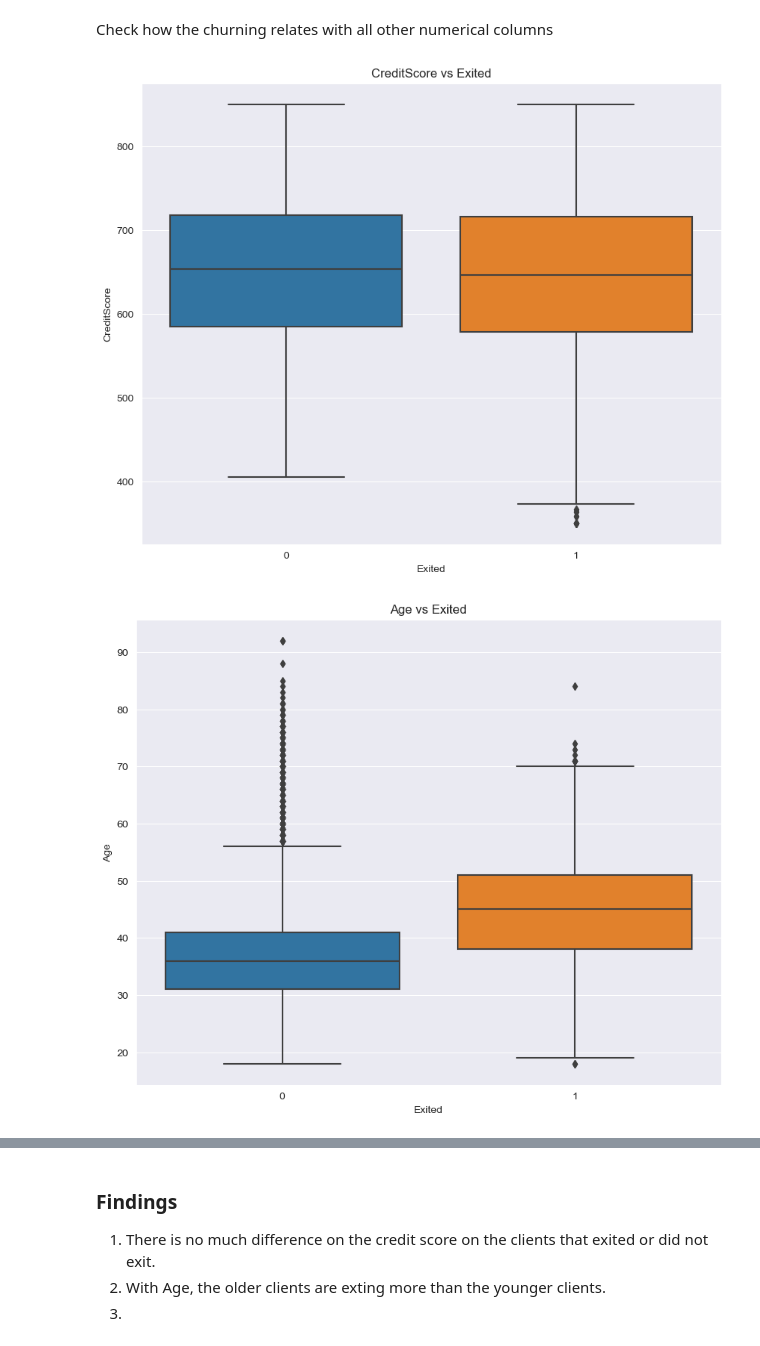
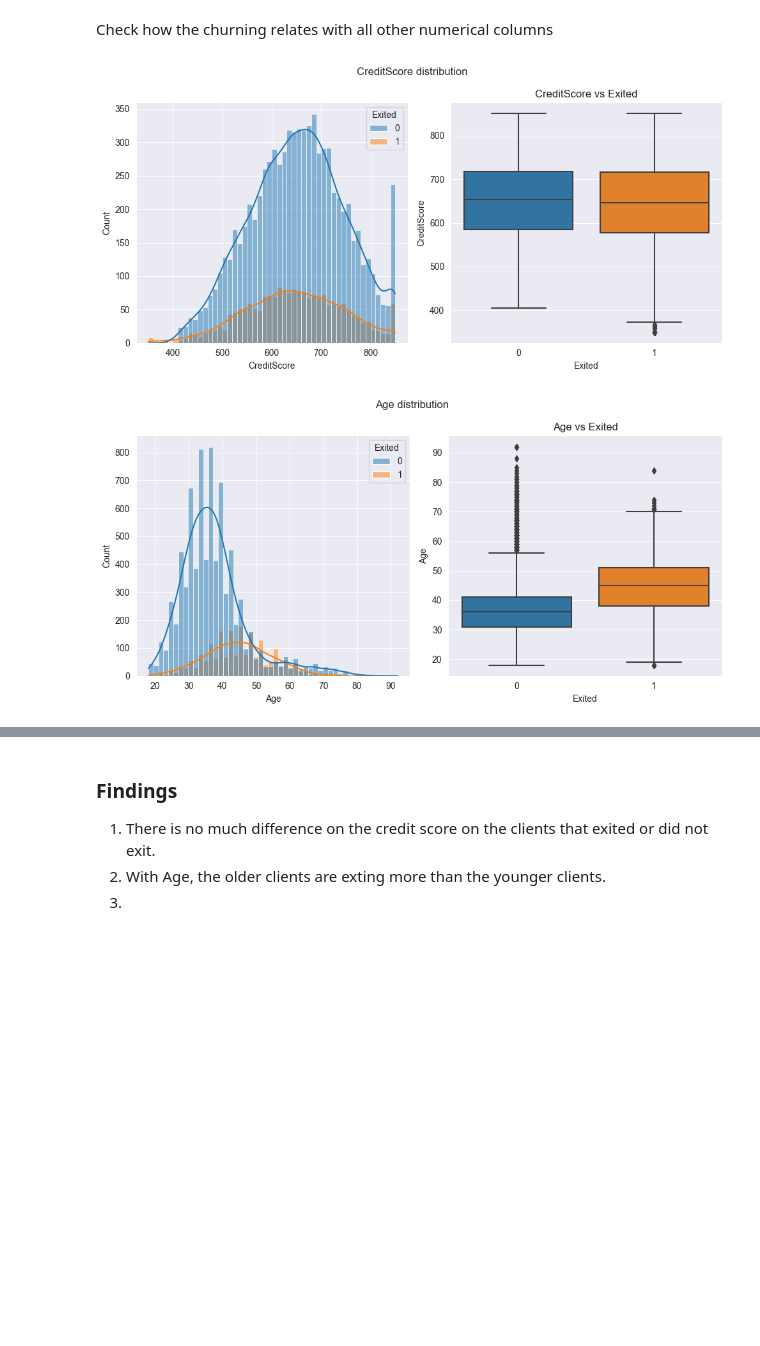
Before and after one commit to levine01/Group6_Phase3_Project, a Jupyter notebook: Churning.ipynb, the cells around one changed output, grey strips where cells are left out. Cells and saved outputs as stored; diff of their text form; code cells hidden in the pictures; blank space fills up the shorter version.

```diff
--- a/Churning.ipynb
+++ b/Churning.ipynb
@@ -158,21 +161,27 @@ Check how the churning relates with all other numerical columns
 # %%
 # create a function to run through the dataset and draw count plot with relation to Exited
 def draw_count_plot(data, target_variable):
 
     # We only need numerical columns
     cols = data.select_dtypes(include=['int']).columns.tolist()
 
     # Loop through the columns
     for col in cols:
         if col != target_variable:
-            plt.figure(figsize=(10, 8))
-            sns.boxplot(x=data['Exited'], y=data[col])
+            figsize=(10,5)
+
+            fig, axes = plt.subplots(1,2, figsize=figsize)
+
+            sns.histplot(data=data, x=data[col], ax=axes[0], hue=data['Exited'], bins=50, kde=True)
+            plt.suptitle(f'{col} distribution')
+            sns.boxplot(x=data['Exited'], y=data[col], ax=axes[1])
             plt.title(f'{col} vs Exited')
             plt.xlabel('Exited')
             plt.ylabel(col)
+            plt.tight_layout()
             plt.show()
 
 draw_count_plot(data, 'Exited')
 # %% [output]
-[figure, old version]
+[figure, new version]
-[figure, old version]
+[figure, new version]
```
Also changed, not shown: parts of 4 cells of this notebook.
